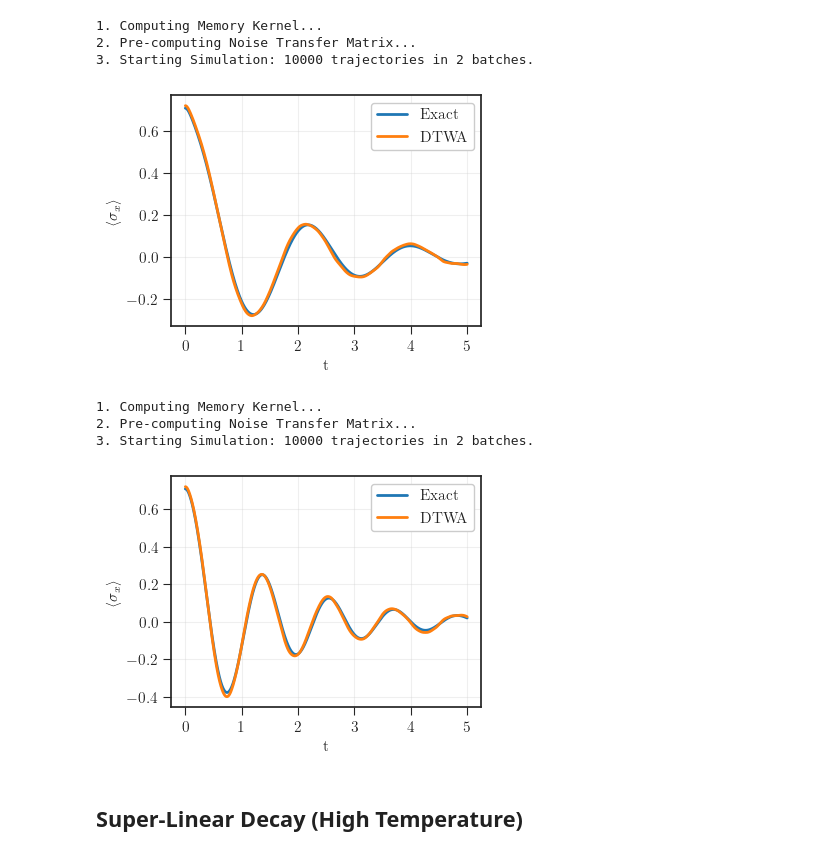
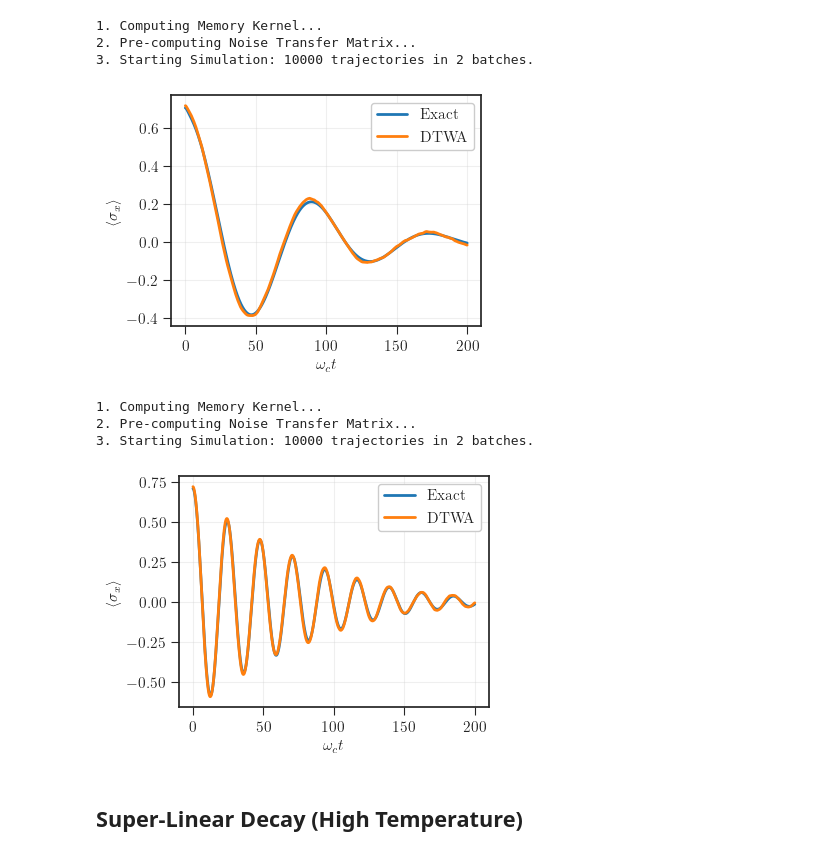
Before and after one commit to juardilag/twa_py, a Jupyter notebook: direct_method_test.ipynb, the cells around one changed output. Drawn from its saved outputs; the diff is of its cells as text; code cells hidden in the pictures.

```diff
--- a/direct_method_test.ipynb
+++ b/direct_method_test.ipynb
@@ -203,10 +212,10 @@ twa = run_twa_bundle(keys, t_grid, case['eta'], case['wc'], case['s'], case['kbt
 plt.style.use(['seaborn-v0_8-white', './style.mplstyle'])
 fig, ax = plt.subplots(1, figsize=(4, 3))
 
-plt.plot(t_grid, exact, linewidth = 2, label = 'Exact')
-plt.plot(t_grid, twa[:, 0], linewidth = 2, label = 'DTWA' )
+plt.plot(dimensionless_time, exact, linewidth = 2, label = 'Exact')
+plt.plot(dimensionless_time, twa[:, 0], linewidth = 2, label = 'DTWA' )
 plt.legend()
-plt.xlabel(r't')
+plt.xlabel(r'$\omega_c t$')
 plt.ylabel(r'$\langle \sigma_x \rangle$')
 plt.grid(alpha = 0.3)
 
@@ -216,11 +225,10 @@ plt.savefig(file_path, dpi=300, bbox_inches='tight')
 
 plt.show()
 # %% [output]
-[figure, old version]
+[figure, new version]
 # %%
 trajectories = int(1e4)
-t_max =  5
-t_grid = jnp.linspace(0, t_max, 10_000)
+t_max =  200
 g = 1.0
 b_field = jnp.array([0.0, 0.0, 2.0])
 initial_state = jnp.array([1.0, 0.0, 1.0])
@@ -228,7 +236,11 @@ initial_state = jnp.array([1.0, 0.0, 1.0])
 key = jax.random.PRNGKey(2026)
 keys = jax.random.split(key, trajectories)
 # %%
-case = {"name": "Compresed Exponential Decay", "s": 0.5, "kbt": 0.1, "eta": 0.5,"wc": 10}
+case = {"name": "Compresed Exponential Decay", "s": 0.5, "kbt": 0.1, "eta": 0.1,"wc": 10}
+
+t_max = t_max/case['wc']
+t_grid = jnp.linspace(0, t_max, 10_000)
+dimensionless_time = case['wc']*t_grid
 
 exact = compute_exact_expectation_value(t_grid, initial_state, case['eta'], case['wc'], case['s'], case['kbt'], g, b_field)
 twa = run_twa_bundle(keys, t_grid, case['eta'], case['wc'], case['s'], case['kbt'], b_field, g, initial_state, int(trajectories/2))
@@ -239,21 +251,21 @@ twa = run_twa_bundle(keys, t_grid, case['eta'], case['wc'], case['s'], case['kbt
 # %%
 plt.style.use(['seaborn-v0_8-white', './style.mplstyle'])
 fig, ax = plt.subplots(1, figsize=(4, 3))
 
-plt.plot(t_grid, exact, linewidth = 2, label = 'Exact')
-plt.plot(t_grid, twa[:, 0], linewidth = 2, label = 'DTWA' )
+plt.plot(dimensionless_time, exact, linewidth = 2, label = 'Exact')
+plt.plot(dimensionless_time, twa[:, 0], linewidth = 2, label = 'DTWA' )
 plt.legend()
-plt.xlabel(r't')
+plt.xlabel(r'$\omega_c t$')
 plt.ylabel(r'$\langle \sigma_x \rangle$')
 plt.grid(alpha = 0.3)
 
 file_name = "low_temp_sub_ohmic_b_field.png"
 file_path = os.path.join(folder_name, file_name)
 plt.savefig(file_path, dpi=300, bbox_inches='tight')
 
 plt.show()
 # %% [output]
-[figure, old version]
+[figure, new version]
 # %% [markdown]
 ## Super-Linear Decay (High Temperature)
 # %%
```
Also changed, not shown: parts of 23 cells of this notebook.
